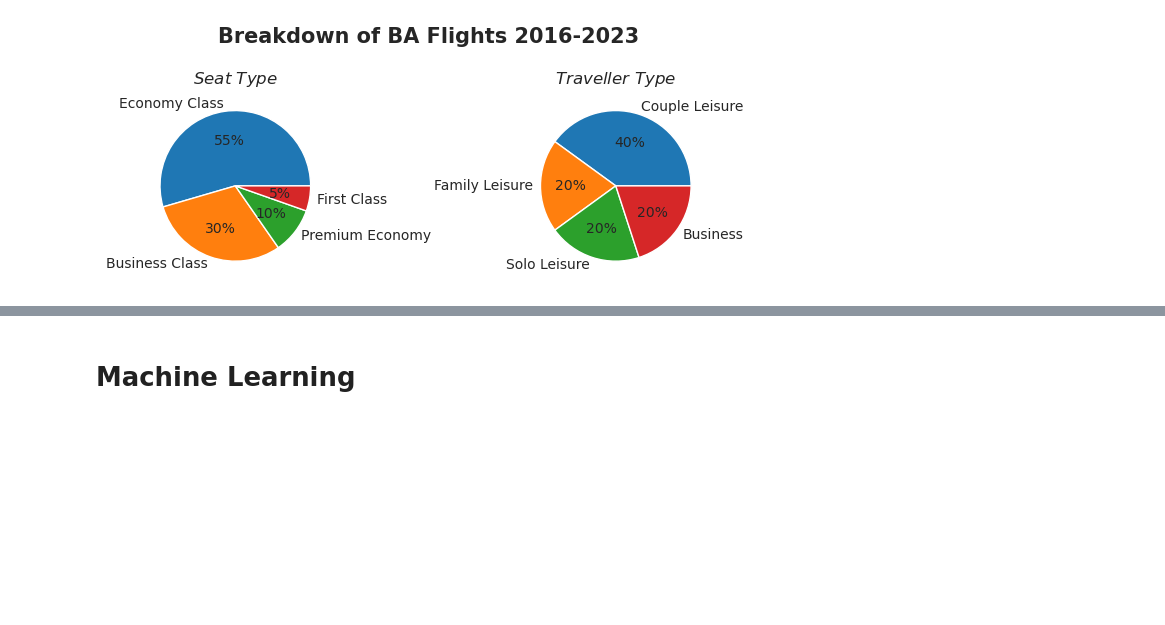
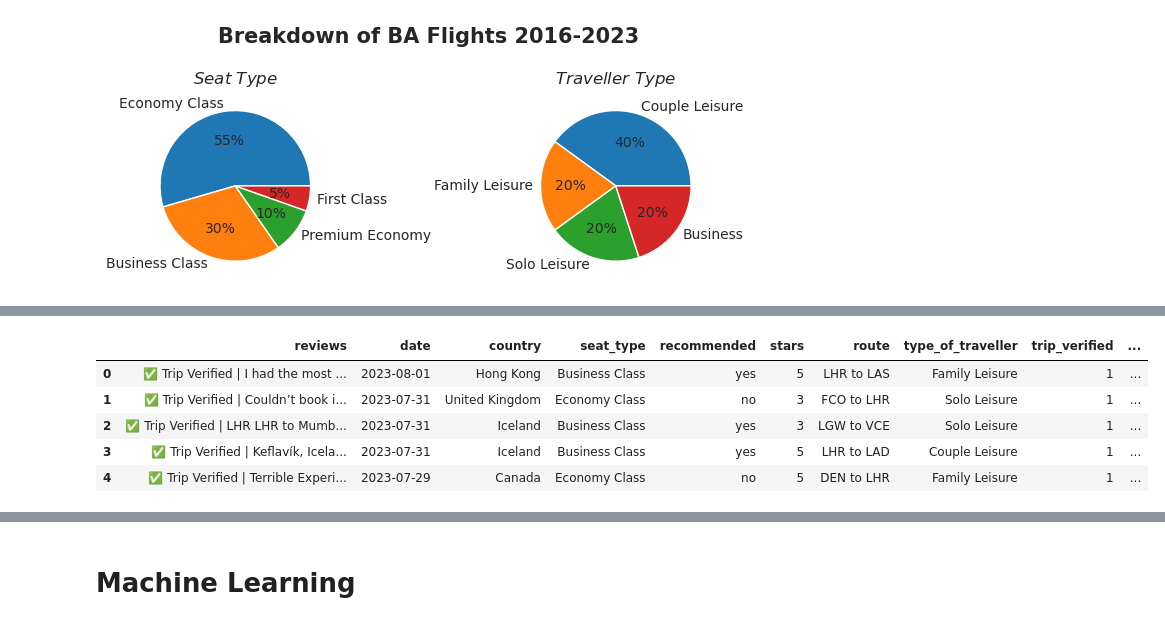
Before and after one commit to aorsot1/data_science_practice_projects, a Jupyter notebook: full_stack_data_science_ba_flights_reviews.ipynb, the cells around one changed output, grey strips where cells are left out. Cells and saved outputs as stored; diff of their text form; code cells hidden in the pictures; blank space fills up the shorter version.

```diff
--- a/full_stack_data_science_ba_flights_reviews.ipynb
+++ b/full_stack_data_science_ba_flights_reviews.ipynb
@@ -168,0 +203,28 @@ plt.show()
+# %%
+# Some routes have airport codes while others don't
+# List of airports codes to standardize the information in departure and arrival locations
+airport_codes = {
+    "London": "LHR",
+    "Heathrow": "LHR",
+    "Las Vegas": "LAS",
+    "Luanda": "LAD",
+    "Denver": "DEN",
+    "Rome": "FCO",
+    "Gatwick": "LGW",
+    "Venice": "VCE",
+    "Tampa": "TPA",
+    "Sydney": "SYD",
+    "Bangkok": "BKK",
+    "Cape Town": "CPT",
+    "Bangalore": "BLR"
+}
+
+df = df.apply(lambda x: x.replace(airport_codes, regex=True))
+df.head()
+# %% [output]
+|  | reviews | date | country | seat_type | recommended | stars | route | type_of_traveller | trip_verified | ... |
+| 0 | ✅ Trip Verified | I had the most ... | 2023-08-01 | Hong Kong | Business Class | yes | 5 | LHR to LAS | Family Leisure | 1 | ... |
+| 1 | ✅ Trip Verified | Couldn’t book i... | 2023-07-31 | United Kingdom | Economy Class | no | 3 | FCO to LHR | Solo Leisure | 1 | ... |
+| 2 | ✅ Trip Verified | LHR LHR to Mumb... | 2023-07-31 | Iceland | Business Class | yes | 3 | LGW to VCE | Solo Leisure | 1 | ... |
+| 3 | ✅ Trip Verified | Keflavík, Icela... | 2023-07-31 | Iceland | Business Class | yes | 5 | LHR to LAD | Couple Leisure | 1 | ... |
+| 4 | ✅ Trip Verified | Terrible Experi... | 2023-07-29 | Canada | Economy Class | no | 5 | DEN to LHR | Family Leisure | 1 | ... |
```
Also changed, not shown: parts of 27 cells of this notebook.
